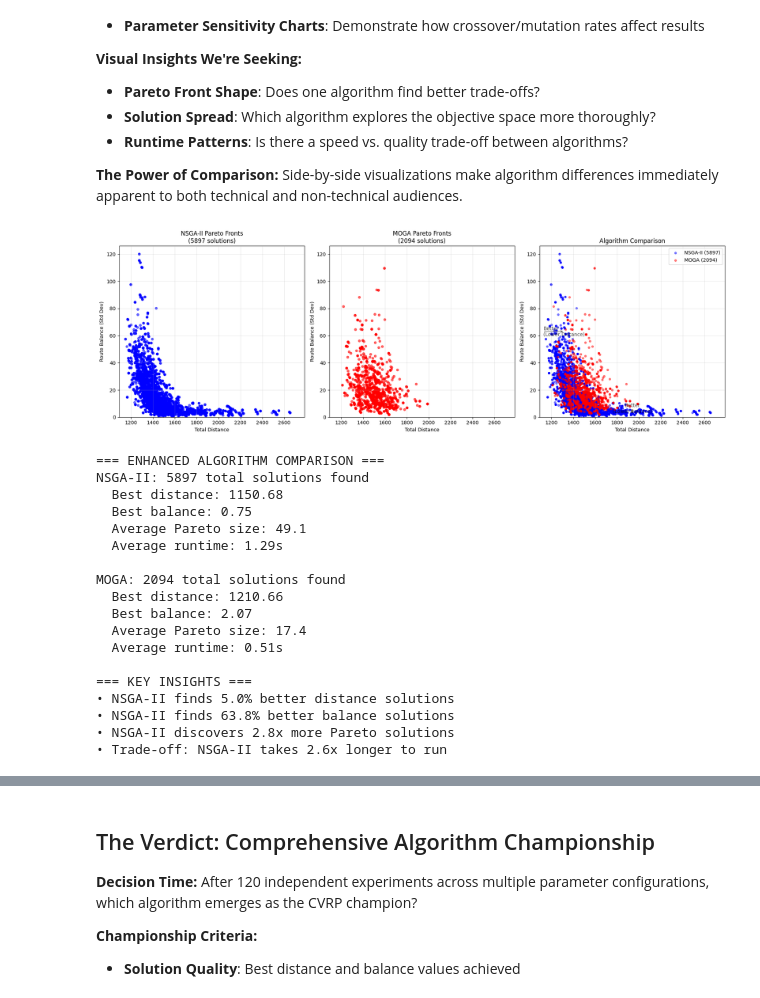
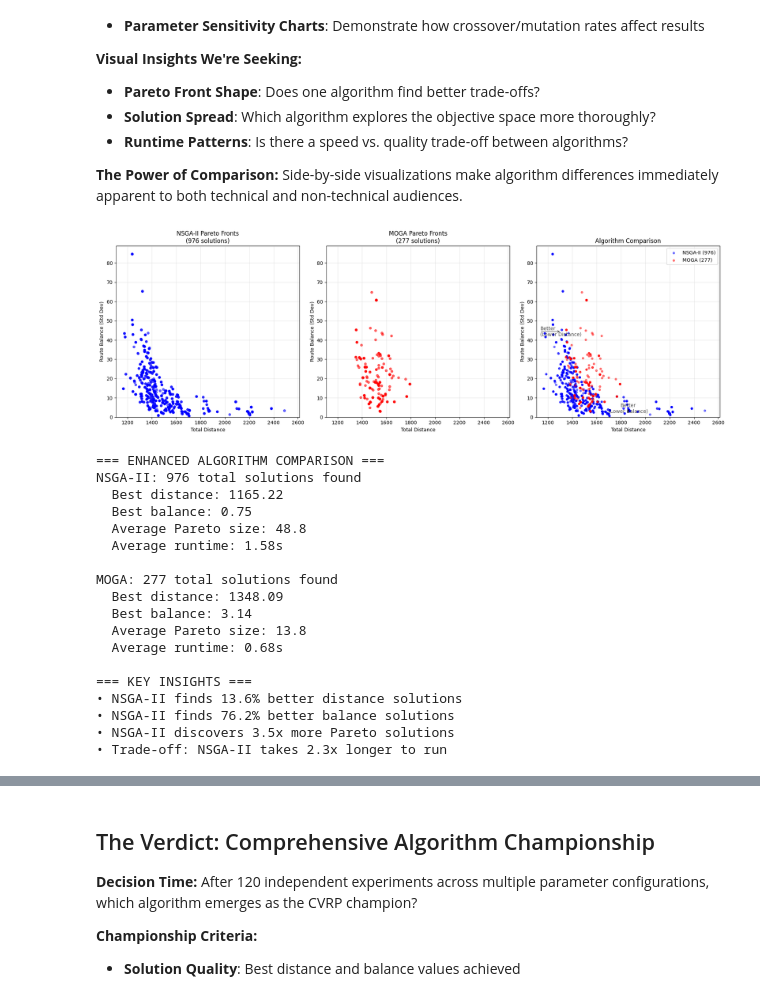
Before and after one commit to QuasimodoCodes/MID-TERM_P2, a Jupyter notebook: project/notebooks/small.ipynb, the cells around one changed output, grey strips where cells are left out. Cells and saved outputs as stored; diff of their text form; code cells hidden in the pictures.

Commit message:
update on plot graph

```diff
--- a/project/notebooks/small.ipynb
+++ b/project/notebooks/small.ipynb
@@ -1016,26 +1016,23 @@ Enhanced analysis complete!
 # Enhanced Visualization and Comparison
 fig, axes = plt.subplots(1, 3, figsize=(18, 6))
 
-# Collect all solutions for unified scaling - FIXED to use all experimental data
+# Collect all solutions for unified scaling
 all_nsga2_distances = []
 all_nsga2_balances = []
 all_moga_distances = []
 all_moga_balances = []
 
-# Collect from ALL parameter sets and ALL runs
-for param_name, param_results in all_nsga2_results.items():
-    for result in param_results:
-        distances = [sol.objectives[0] for sol in result['pareto_front']]
-        balances = [sol.objectives[1] for sol in result['pareto_front']]
-        all_nsga2_distances.extend(distances)
-        all_nsga2_balances.extend(balances)
+for result in nsga2_results:
+    distances = [sol.objectives[0] for sol in result['pareto_front']]
+    balances = [sol.objectives[1] for sol in result['pareto_front']]
+    all_nsga2_distances.extend(distances)
+    all_nsga2_balances.extend(balances)
 
-for param_name, param_results in all_moga_results.items():
-    for result in param_results:
-        distances = [sol.objectives[0] for sol in result['pareto_front']]
-        balances = [sol.objectives[1] for sol in result['pareto_front']]
-        all_moga_distances.extend(distances)
-        all_moga_balances.extend(balances)
+for result in moga_results:
+    distances = [sol.objectives[0] for sol in result['pareto_front']]
+    balances = [sol.objectives[1] for sol in result['pareto_front']]
+    all_moga_distances.extend(distances)
+    all_moga_balances.extend(balances)
 
 # Determine unified axis limits
 min_distance = min(min(all_nsga2_distances), min(all_moga_distances)) * 0.95
@@ -1075,61 +1072,57 @@ axes[2].set_ylim(min_balance, max_balance)
 # Add "better" direction annotations
 axes[2].annotate('Better\n(Lower Distance)', xy=(0.02, 0.5), xycoords='axes fraction',
                 ha='left', va='center', fontsize=10, alpha=0.7,
                 arrowprops=dict(arrowstyle='<-', alpha=0.7))
 axes[2].annotate('Better\n(Lower Balance)', xy=(0.5, 0.02), xycoords='axes fraction',
                 ha='center', va='bottom', fontsize=10, alpha=0.7,
                 arrowprops=dict(arrowstyle='<-', alpha=0.7, connectionstyle="angle3"))
 
 plt.tight_layout()
 plt.show()
 
 # Enhanced summary with key insights
 print("\n=== ENHANCED ALGORITHM COMPARISON ===")
 print(f"NSGA-II: {len(all_nsga2_distances)} total solutions found")
 print(f"  Best distance: {min(all_nsga2_distances):.2f}")
 print(f"  Best balance: {min(all_nsga2_balances):.2f}")
-# Calculate averages across ALL experiments
-all_nsga2_runs = [run for param_results in all_nsga2_results.values() for run in param_results]
-all_moga_runs = [run for param_results in all_moga_results.values() for run in param_results]
-
-print(f"  Average Pareto size: {np.mean([r['pareto_size'] for r in all_nsga2_runs]):.1f}")
-print(f"  Average runtime: {np.mean([r['runtime'] for r in all_nsga2_runs]):.2f}s")
+print(f"  Average Pareto size: {np.mean([r['pareto_size'] for r in nsga2_results]):.1f}")
+print(f"  Average runtime: {np.mean([r['runtime'] for r in nsga2_results]):.2f}s")
 
 print(f"\nMOGA: {len(all_moga_distances)} total solutions found")
 print(f"  Best distance: {min(all_moga_distances):.2f}")
 print(f"  Best balance: {min(all_moga_balances):.2f}")
-print(f"  Average Pareto size: {np.mean([r['pareto_size'] for r in all_moga_runs]):.1f}")
-print(f"  Average runtime: {np.mean([r['runtime'] for r in all_moga_runs]):.2f}s")
+print(f"  Average Pareto size: {np.mean([r['pareto_size'] for r in moga_results]):.1f}")
+print(f"  Average runtime: {np.mean([r['runtime'] for r in moga_results]):.2f}s")
 
 print(f"\n=== KEY INSIGHTS ===")
 distance_improvement = (min(all_moga_distances) - min(all_nsga2_distances)) / min(all_moga_distances) * 100
 balance_improvement = (min(all_moga_balances) - min(all_nsga2_balances)) / min(all_moga_balances) * 100
 solution_ratio = len(all_nsga2_distances) / len(all_moga_distances)
 
 print(f"• NSGA-II finds {distance_improvement:.1f}% better distance solutions")
 print(f"• NSGA-II finds {balance_improvement:.1f}% better balance solutions")
 print(f"• NSGA-II discovers {solution_ratio:.1f}x more Pareto solutions")
-print(f"• Trade-off: NSGA-II takes {np.mean([r['runtime'] for r in all_nsga2_runs])/np.mean([r['runtime'] for r in all_moga_runs]):.1f}x longer to run")
+print(f"• Trade-off: NSGA-II takes {np.mean([r['runtime'] for r in nsga2_results])/np.mean([r['runtime'] for r in moga_results]):.1f}x longer to run")
 # %% [output]
-[figure, old version]
+[figure, new version]
 === ENHANCED ALGORITHM COMPARISON ===
-NSGA-II: 5897 total solutions found
-  Best distance: 1150.68
+NSGA-II: 976 total solutions found
+  Best distance: 1165.22
   Best balance: 0.75
-  Average Pareto size: 49.1
-  Average runtime: 1.29s
+  Average Pareto size: 48.8
+  Average runtime: 1.58s
 
-MOGA: 2094 total solutions found
-  Best distance: 1210.66
-  Best balance: 2.07
-  Average Pareto size: 17.4
-  Average runtime: 0.51s
+MOGA: 277 total solutions found
+  Best distance: 1348.09
+  Best balance: 3.14
+  Average Pareto size: 13.8
+  Average runtime: 0.68s
 
 === KEY INSIGHTS ===
-• NSGA-II finds 5.0% better distance solutions
-• NSGA-II finds 63.8% better balance solutions
-• NSGA-II discovers 2.8x more Pareto solutions
-• Trade-off: NSGA-II takes 2.6x longer to run
+• NSGA-II finds 13.6% better distance solutions
+• NSGA-II finds 76.2% better balance solutions
+• NSGA-II discovers 3.5x more Pareto solutions
+• Trade-off: NSGA-II takes 2.3x longer to run
 # %%
 # COMPREHENSIVE VISUALIZATIONS
 fig, axes = plt.subplots(2, 3, figsize=(18, 12))
```
Also changed, not shown: parts of 2 cells of this notebook.
